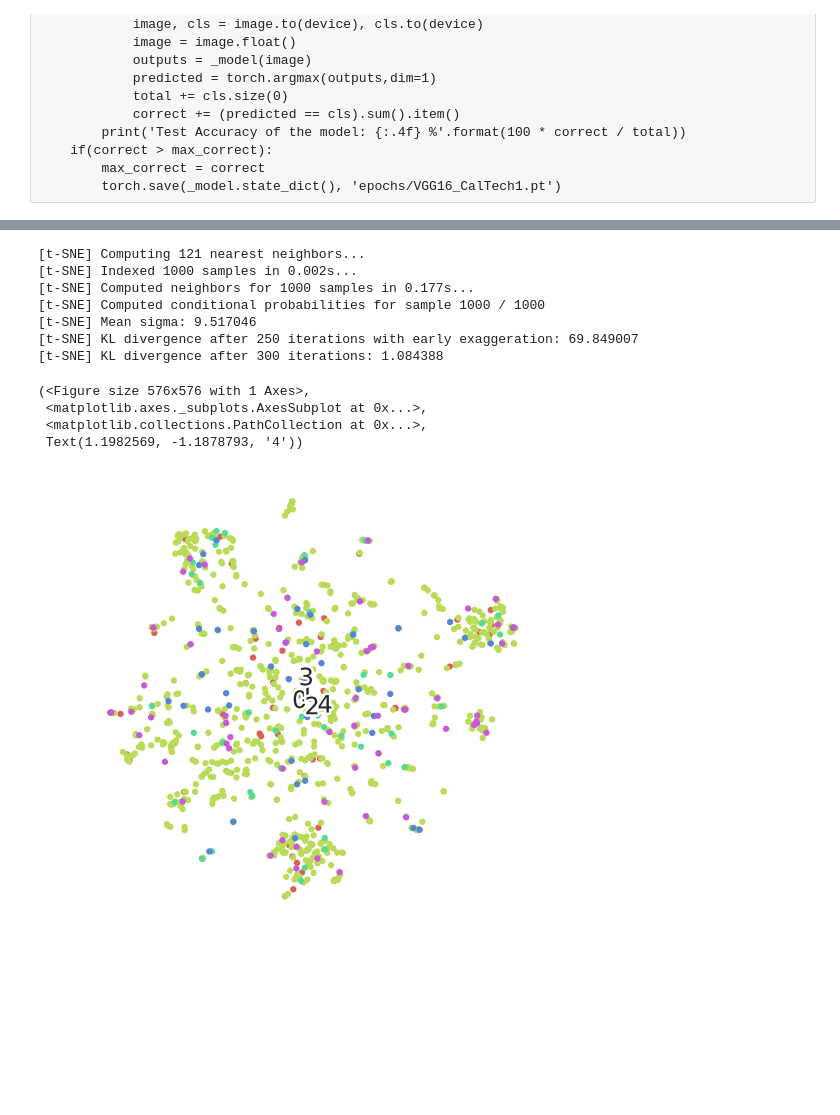
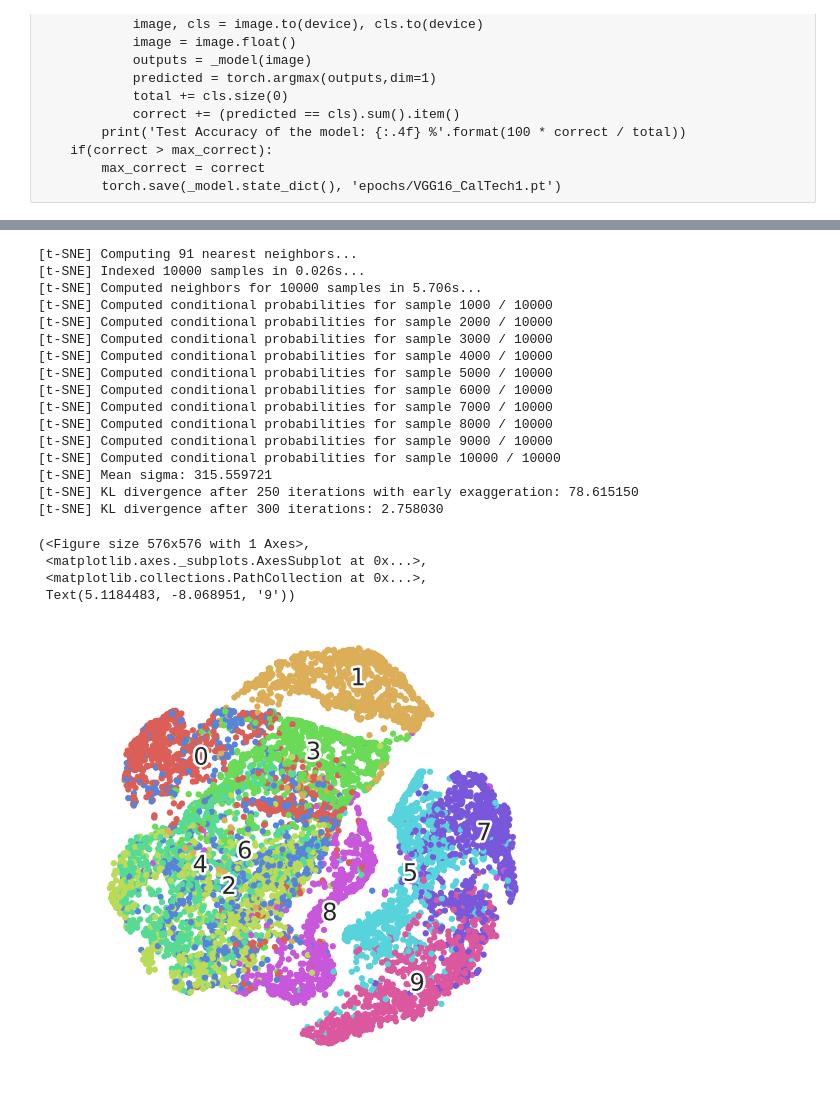
Before and after one commit to Ka0Ri/CNN-visualization, a Jupyter notebook: TSNE.ipynb, the cells around one changed output, grey strips where cells are left out. Drawn from its saved outputs; the diff is of its cells as text; code cells hidden in the pictures; blank space fills up the shorter version.

```diff
--- a/TSNE.ipynb
+++ b/TSNE.ipynb
@@ -356,11 +350,3 @@ def _scatter(x, colors):
         txts.append(txt)
 
     return f, ax, sc, txt
-# %%
-hf = h5py.File('epochs/feature_maps_VGG_caltech.h5', 'r')
-feature_maps = np.array(hf.get('features'))
-labels = np.array(hf.get('labels'))
-
-feature_maps = feature_maps[:1000]
-labels = labels[:1000]
-print(feature_maps.shape)
@@ -396,3 +361,30 @@ labels = labels[:10000]
+# %%
+data_path = os.path.dirname(os.getcwd()) + "/data/"
+class FashionMnistread(Dataset):
+    def __init__(self, mode, transform=None):
+        dataset = FashionMNIST(root=data_path, download=True, train=mode)
+        data = getattr(dataset, 'train_data' if mode else 'data')
+        labels = getattr(dataset, 'train_labels' if mode else 'targets')
+        self.transform = transform
+        self.input_images = np.array(data).astype(np.float)
+        self.input_labels = np.array(labels).astype(np.long)
+
+    def __len__(self):
+        return (self.input_images.shape[0])
+
+    def __getitem__(self, idx):
+        images = self.input_images[idx]
+        labels = self.input_labels[idx]
+        if self.transform is not None:
+            images = self.transform(images)
+        return images, labels
+# %%
+Test_data = FashionMnistread(mode=False)
+data = Test_data.input_images
+labels = Test_data.input_labels
+
+feature_maps = data[:10000].reshape([10000, 784])
+labels = labels[:10000]
 # %%
 from sklearn.decomposition import PCA
 
@@ -410,20 +402,29 @@ _scatter(pca_result, labels)
 # %%
 from sklearn.manifold import TSNE
 
 pca = PCA(n_components=100)
 pca_result = pca.fit_transform(feature_maps)
-tsne = TSNE(n_components=2, verbose=1, perplexity=40, n_iter=300).fit_transform(pca_result)
+tsne = TSNE(n_components=2, verbose=1, perplexity=30, n_iter=300).fit_transform(pca_result)
 _scatter(tsne, labels)
 # %% [output]
-[t-SNE] Computing 121 nearest neighbors...
-[t-SNE] Indexed 1000 samples in 0.002s...
-[t-SNE] Computed neighbors for 1000 samples in 0.177s...
-[t-SNE] Computed conditional probabilities for sample 1000 / 1000
-[t-SNE] Mean sigma: 9.517046
-[t-SNE] KL divergence after 250 iterations with early exaggeration: 69.849007
-[t-SNE] KL divergence after 300 iterations: 1.084388
+[t-SNE] Computing 91 nearest neighbors...
+[t-SNE] Indexed 10000 samples in 0.026s...
+[t-SNE] Computed neighbors for 10000 samples in 5.706s...
+[t-SNE] Computed conditional probabilities for sample 1000 / 10000
+[t-SNE] Computed conditional probabilities for sample 2000 / 10000
+[t-SNE] Computed conditional probabilities for sample 3000 / 10000
+[t-SNE] Computed conditional probabilities for sample 4000 / 10000
+[t-SNE] Computed conditional probabilities for sample 5000 / 10000
+[t-SNE] Computed conditional probabilities for sample 6000 / 10000
+[t-SNE] Computed conditional probabilities for sample 7000 / 10000
+[t-SNE] Computed conditional probabilities for sample 8000 / 10000
+[t-SNE] Computed conditional probabilities for sample 9000 / 10000
+[t-SNE] Computed conditional probabilities for sample 10000 / 10000
+[t-SNE] Mean sigma: 315.559721
+[t-SNE] KL divergence after 250 iterations with early exaggeration: 78.615150
+[t-SNE] KL divergence after 300 iterations: 2.758030
 (<Figure size 576x576 with 1 Axes>,
  <matplotlib.axes._subplots.AxesSubplot at 0x...>,
  <matplotlib.collections.PathCollection at 0x...>,
- Text(1.1982569, -1.1878793, '4'))
+ Text(5.1184483, -8.068951, '9'))
-[figure, old version]
+[figure, new version]
```
Also changed, not shown: parts of 17 cells of this notebook, 6 other files.
